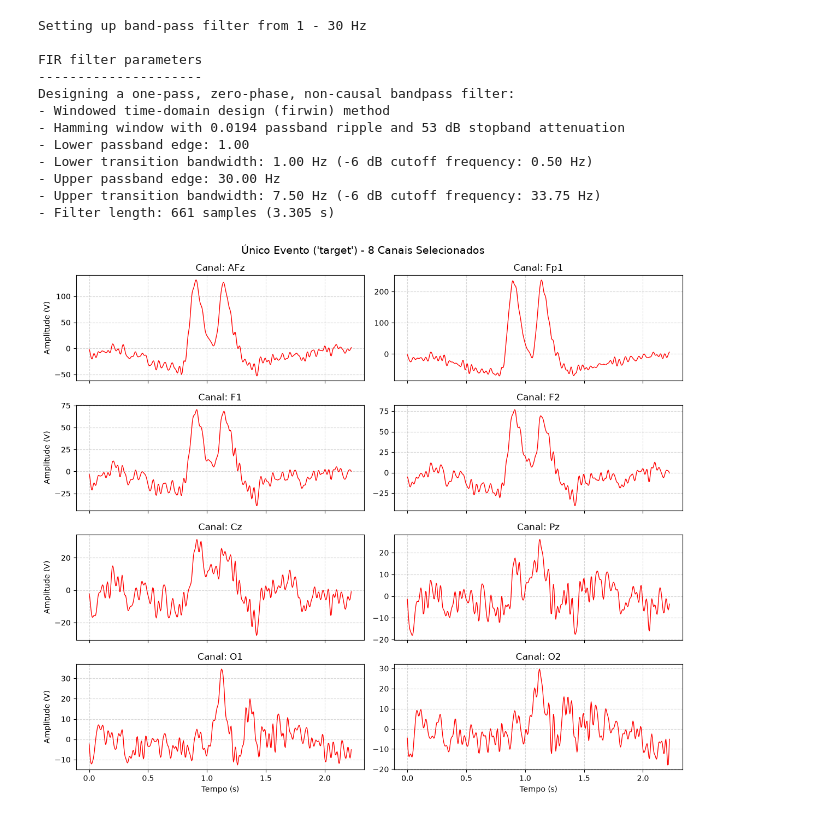
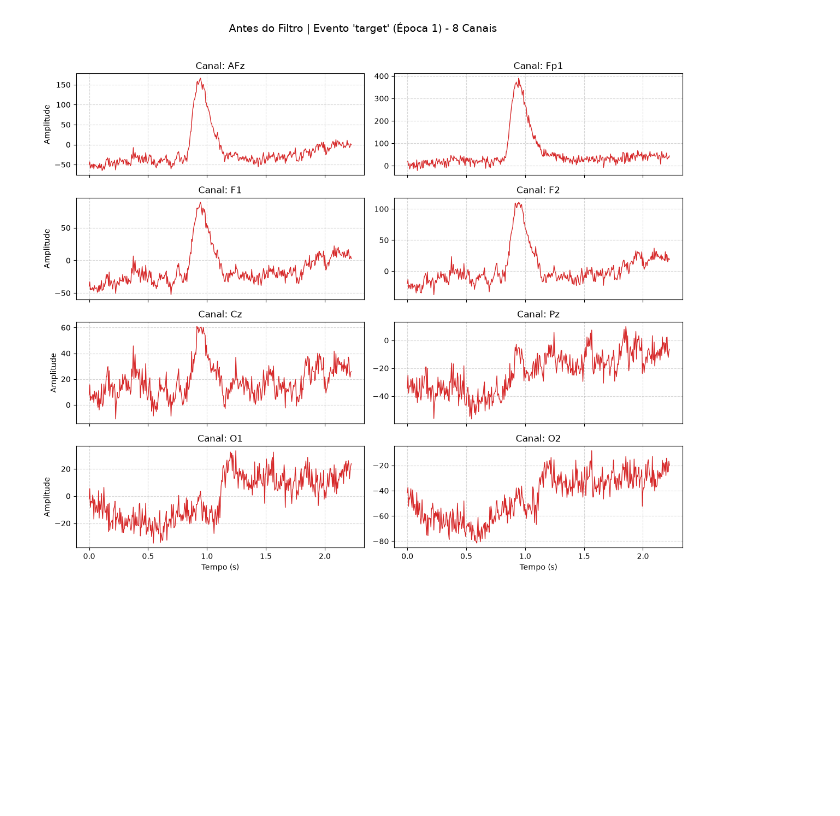
Before and after one commit to BorniaPedro/topicos-especiais, a Jupyter notebook: 02_preprocessamento.ipynb, the cells around one changed output. Drawn from its saved outputs; the diff is of its cells as text; code cells hidden in the pictures; blank space fills up the shorter version.

```diff
--- a/02_preprocessamento.ipynb
+++ b/02_preprocessamento.ipynb
@@ -20,19 +20,20 @@ No baseline correction applied
+# %%
+# Parâmetros para inspeção e seleção de 8 canais
+classe_alvo = 'target'
+indice_epoca = 1
+canais_selecionados = ['AFz', 'Fp1', 'F1', 'F2', 'Cz', 'Pz', 'O1', 'O2']
 # %%
-def plots_evoked(evoked_data, canais_selecionados=None):
-    # evoked_data.get_data() retorna (epochs, channels, times)
+def plots_evoked(evoked_data, canais=None, titulo="Único Evento - 8 Canais Selecionados", color="red"):
     data = evoked_data.get_data()[0]
     times = evoked_data.times
     ch_names = evoked_data.ch_names
 
-    # Se não especificar, pega 8 canais principais de atenção/cognição
-    if canais_selecionados is None:
-        canais_selecionados = ['AFz', 'Fp1', 'F1', 'F2', 'Cz', 'Pz', 'O1', 'O2']
+    if canais is None:
+        canais = ['AFz', 'Fp1', 'F1', 'F2', 'Cz', 'Pz', 'O1', 'O2']
 
-    # Filtra apenas os índices dos 8 canais escolhidos
-    indices = [ch_names.index(ch) for ch in canais_selecionados if ch in ch_names]
+    indices = [ch_names.index(ch) for ch in canais if ch in ch_names]
     canais_plot = [ch_names[i] for i in indices]
 
-    # Configura a grade (4 linhas x 2 colunas)
     fig, axes = plt.subplots(nrows=4, ncols=2, figsize=(12, 10), sharex=True)
     axes = axes.flatten()
 
@@ -40,16 +41,16 @@ def plots_evoked(evoked_data, canais_selecionados=None):
         ax = axes[idx_plot]
         nome_canal = canais_plot[idx_plot]
 
-        ax.plot(times, data[idx_canal], label=nome_canal, color="red", linewidth=1.0)
+        ax.plot(times, data[idx_canal], label=nome_canal, color=color, linewidth=1.0)
         ax.set_title(f"Canal: {nome_canal}")
         ax.grid(True, linestyle="--", alpha=0.5)
 
         if idx_plot % 2 == 0:
-            ax.set_ylabel("Amplitude (V)")
+            ax.set_ylabel("Amplitude")
 
         if idx_plot >= 6:
             ax.set_xlabel("Tempo (s)")
 
+    plt.suptitle(titulo, y=1.02, fontsize=14)
     plt.tight_layout()
-    plt.suptitle("Único Evento ('target') - 8 Canais Selecionados", y=1.02, fontsize=14)
     plt.show()
@@ -63,24 +57,11 @@ plots_evoked(single_epoch)
-# %%
-epochs_filtrado = epochs.copy()
-
-# Aplica filtro passa-banda típico para análise espectral de ondas cerebrais (ex: 1 a 30 Hz ou 4 a 30 Hz)
-# e remove ruído de rede elétrica (60 Hz no Brasil / 50 Hz em datasets europeus/asiáticos)
-epochs_filtrado.filter(l_freq=1.0, h_freq=30.0)
-
-# Plota a mesma época após o filtro para comparar o antes e o depois
-single_epoch_filtrada = epochs_filtrado["target"][0]
-plots_evoked(single_epoch_filtrada)
-# %% [output]
-Setting up band-pass filter from 1 - 30 Hz
-
-FIR filter parameters
----------------------
-Designing a one-pass, zero-phase, non-causal bandpass filter:
-- Windowed time-domain design (firwin) method
-- Hamming window with 0.0194 passband ripple and 53 dB stopband attenuation
-- Lower passband edge: 1.00
-- Lower transition bandwidth: 1.00 Hz (-6 dB cutoff frequency: 0.50 Hz)
-- Upper passband edge: 30.00 Hz
-- Upper transition bandwidth: 7.50 Hz (-6 dB cutoff frequency: 33.75 Hz)
-- Filter length: 661 samples (3.305 s)
-[figure, removed]
+# %%
+# Visualização da época isolada antes da filtragem
+single_epoch = epochs[classe_alvo][indice_epoca]
+plots_evoked(
+    single_epoch,
+    canais=canais_selecionados,
+    titulo=f"Antes do Filtro | Evento '{classe_alvo}' (Época {indice_epoca}) - 8 Canais",
+    color="#d62728"
+)
+# %% [output]
+[figure, added]
```
Also changed, not shown: parts of 6 cells of this notebook, 5 other files.
